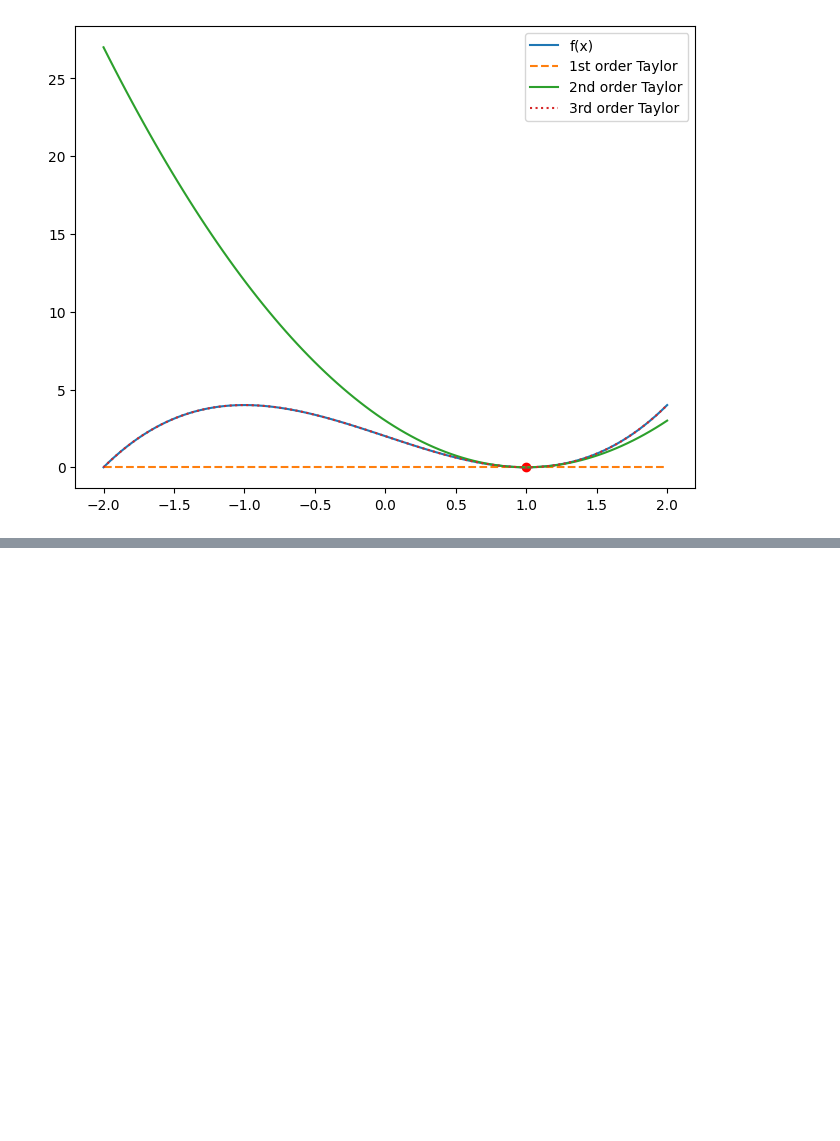
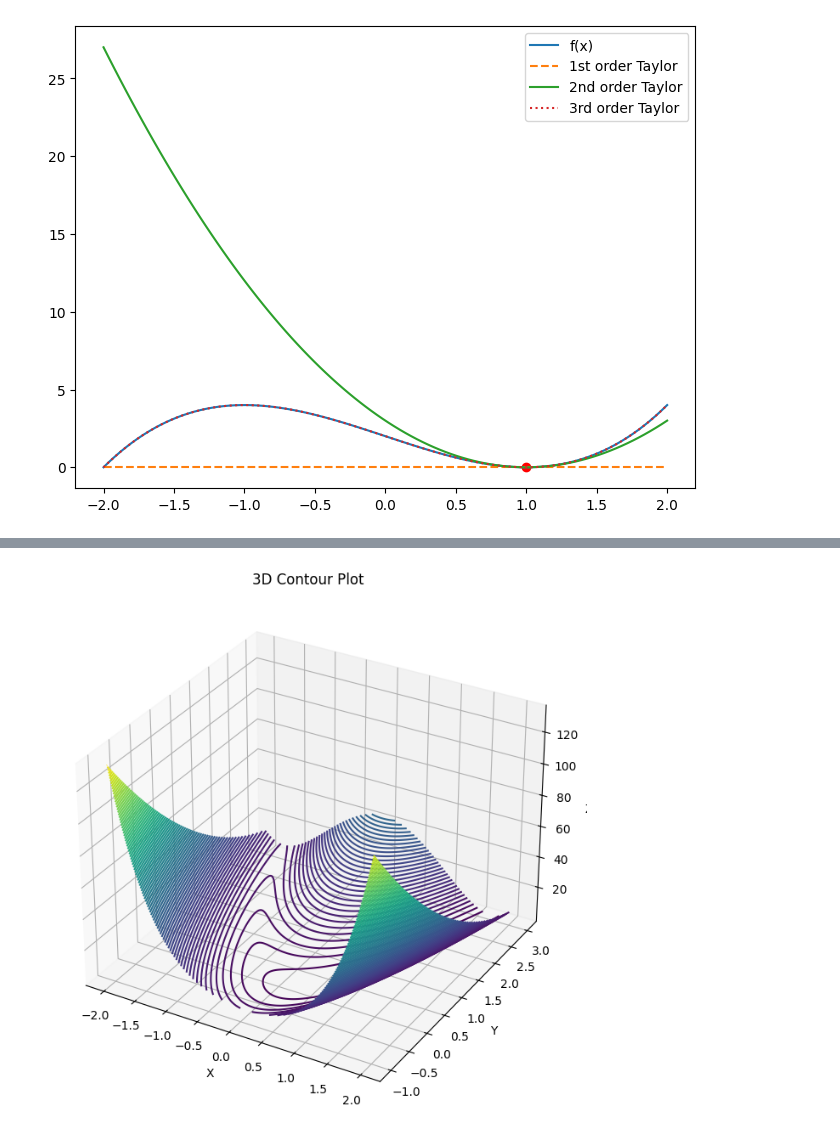
Before and after one commit to mirsoleimani/books, a Jupyter notebook: algorithms_for_optimization/ch01_conditions_for_local_optima.ipynb, the cells around one changed output, grey strips where cells are left out. Drawn from its saved outputs; the diff is of its cells as text; code cells hidden in the pictures; blank space fills up the shorter version.

```diff
--- a/algorithms_for_optimization/ch01_conditions_for_local_optima.ipynb
+++ b/algorithms_for_optimization/ch01_conditions_for_local_optima.ipynb
@@ -43,0 +67,13 @@ plt.show()
+# %%
+from mpl_toolkits.mplot3d import Axes3D
+
+fig = plt.figure(figsize=(10, 8))
+ax = fig.add_subplot(111, projection='3d')
+ax.contour3D(X, Y, Z, 100, cmap='viridis')
+ax.set_xlabel('X')
+ax.set_ylabel('Y')
+ax.set_zlabel('Z')
+ax.set_title('3D Contour Plot')
+plt.show()
+# %% [output]
+[figure, added]
```
Also changed, not shown: parts of 5 cells of this notebook, 1 other file.
